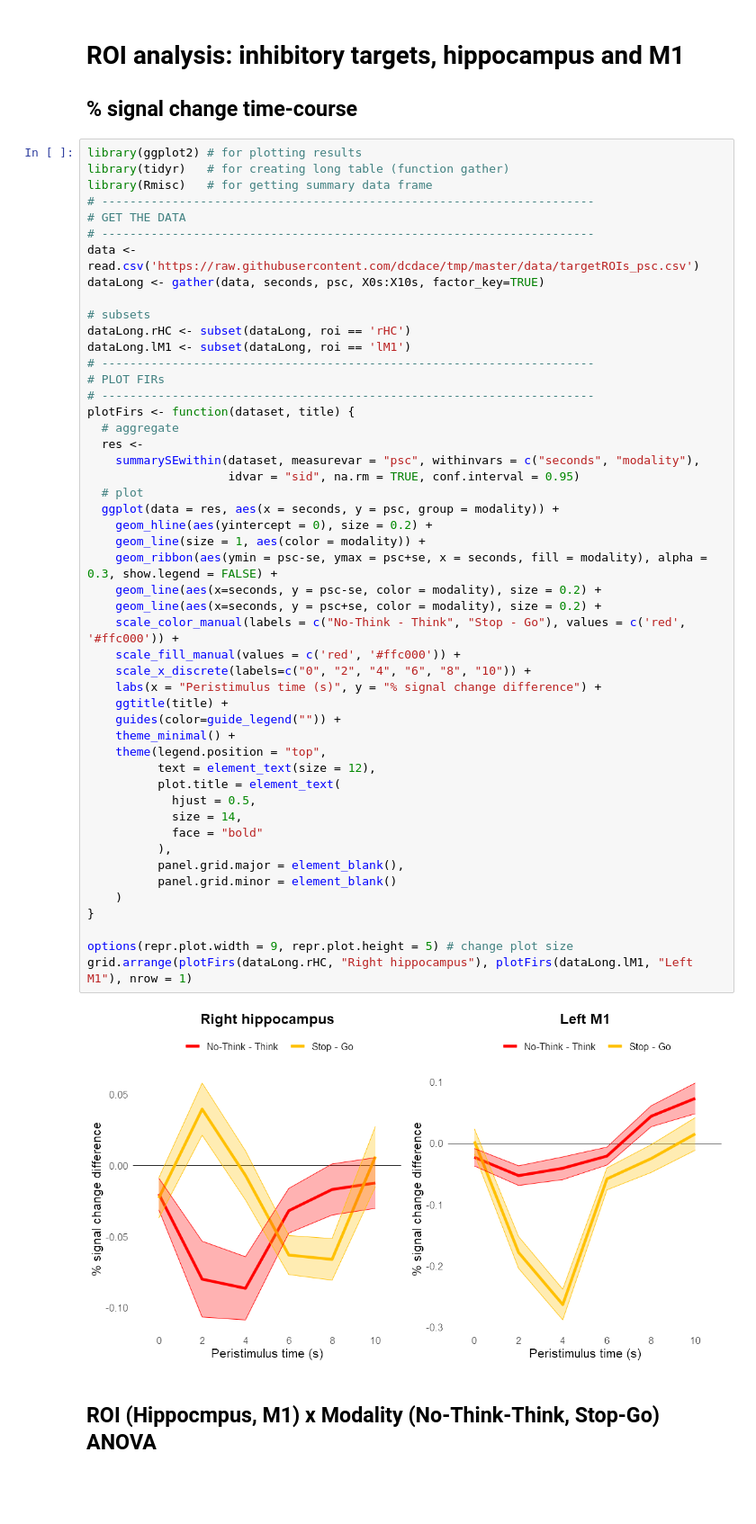
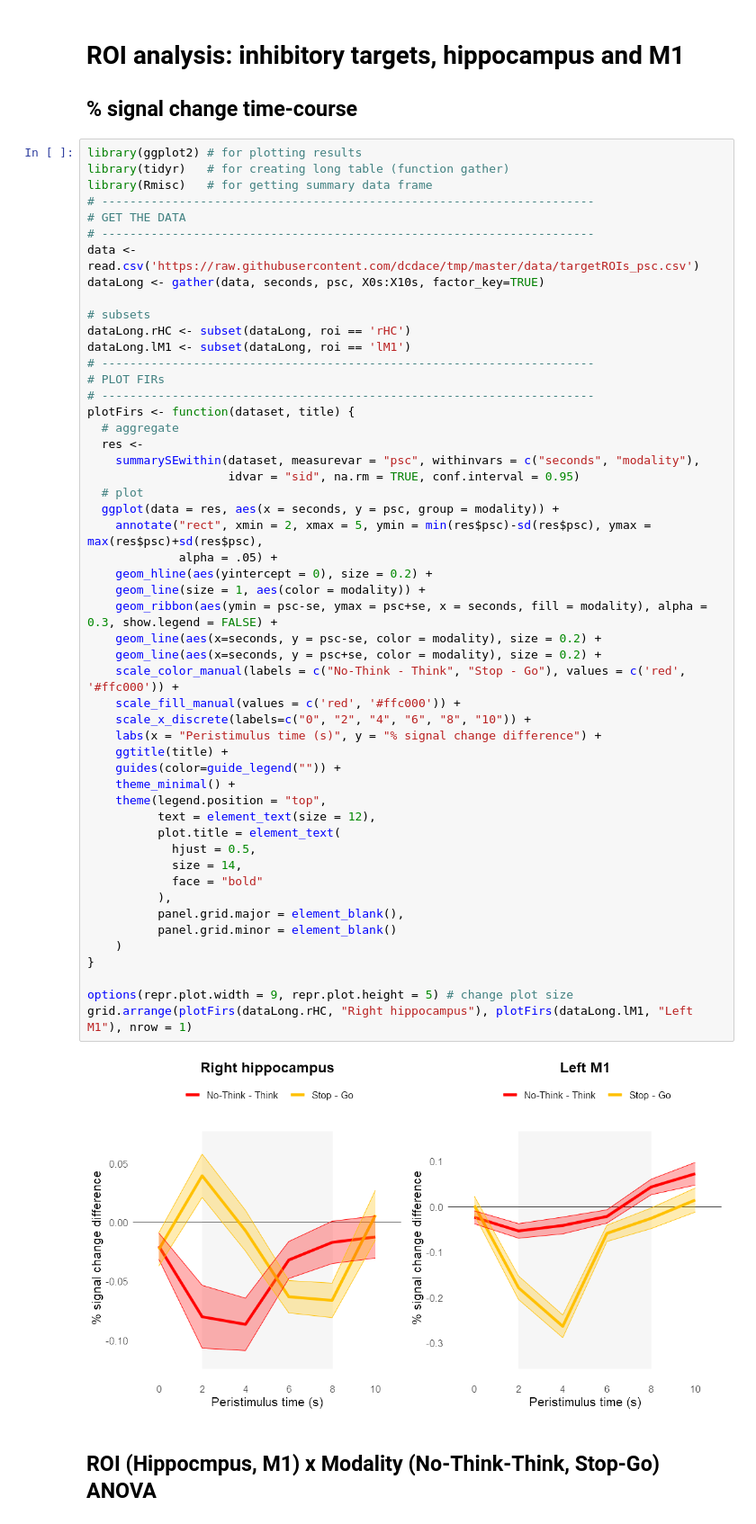
Before and after one commit to dcdace/Domain-general, a Jupyter notebook: Supramodal_Behavioural_03.ipynb, the cells around one changed output. Shown at 90% size. Saved outputs shown, nothing was run; the diff lists cells and outputs as text; blank space fills up the shorter version.

```diff
--- a/Supramodal_Behavioural_03.ipynb
+++ b/Supramodal_Behavioural_03.ipynb
@@ -974,34 +974,36 @@ plotFirs <- function(dataset, title) {
                     idvar = "sid", na.rm = TRUE, conf.interval = 0.95)
   # plot
   ggplot(data = res, aes(x = seconds, y = psc, group = modality)) +
+    annotate("rect", xmin = 2, xmax = 5, ymin = min(res$psc)-sd(res$psc), ymax = max(res$psc)+sd(res$psc),
+             alpha = .05) +
     geom_hline(aes(yintercept = 0), size = 0.2) +
     geom_line(size = 1, aes(color = modality)) +
     geom_ribbon(aes(ymin = psc-se, ymax = psc+se, x = seconds, fill = modality), alpha = 0.3, show.legend = FALSE) +
     geom_line(aes(x=seconds, y = psc-se, color = modality), size = 0.2) +
     geom_line(aes(x=seconds, y = psc+se, color = modality), size = 0.2) +
     scale_color_manual(labels = c("No-Think - Think", "Stop - Go"), values = c('red', '#ffc000')) +
     scale_fill_manual(values = c('red', '#ffc000')) +
     scale_x_discrete(labels=c("0", "2", "4", "6", "8", "10")) +
     labs(x = "Peristimulus time (s)", y = "% signal change difference") +
     ggtitle(title) +
     guides(color=guide_legend("")) +
     theme_minimal() +
     theme(legend.position = "top",
           text = element_text(size = 12),
           plot.title = element_text(
             hjust = 0.5,
             size = 14,
             face = "bold"
           ),
           panel.grid.major = element_blank(),
           panel.grid.minor = element_blank()
     )
 }
 
 options(repr.plot.width = 9, repr.plot.height = 5) # change plot size
 grid.arrange(plotFirs(dataLong.rHC, "Right hippocampus"), plotFirs(dataLong.lM1, "Left M1"), nrow = 1)
 # %% [output]
-[figure, old version]
+[figure, new version]
 # %% [markdown]
 ## ROI (Hippocmpus, M1) x Modality (No-Think-Think, Stop-Go) ANOVA
 # %%
```
Also changed, not shown: parts of 2 cells of this notebook.
